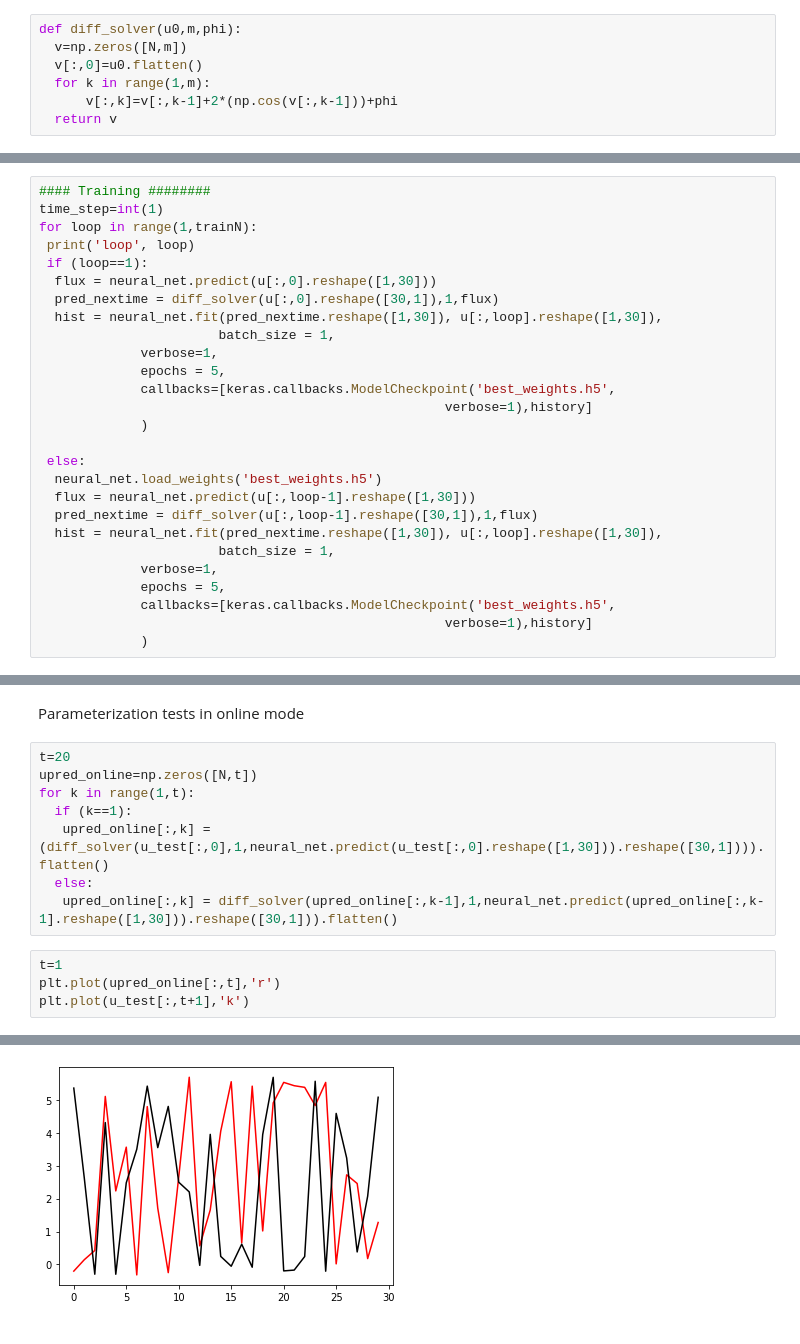
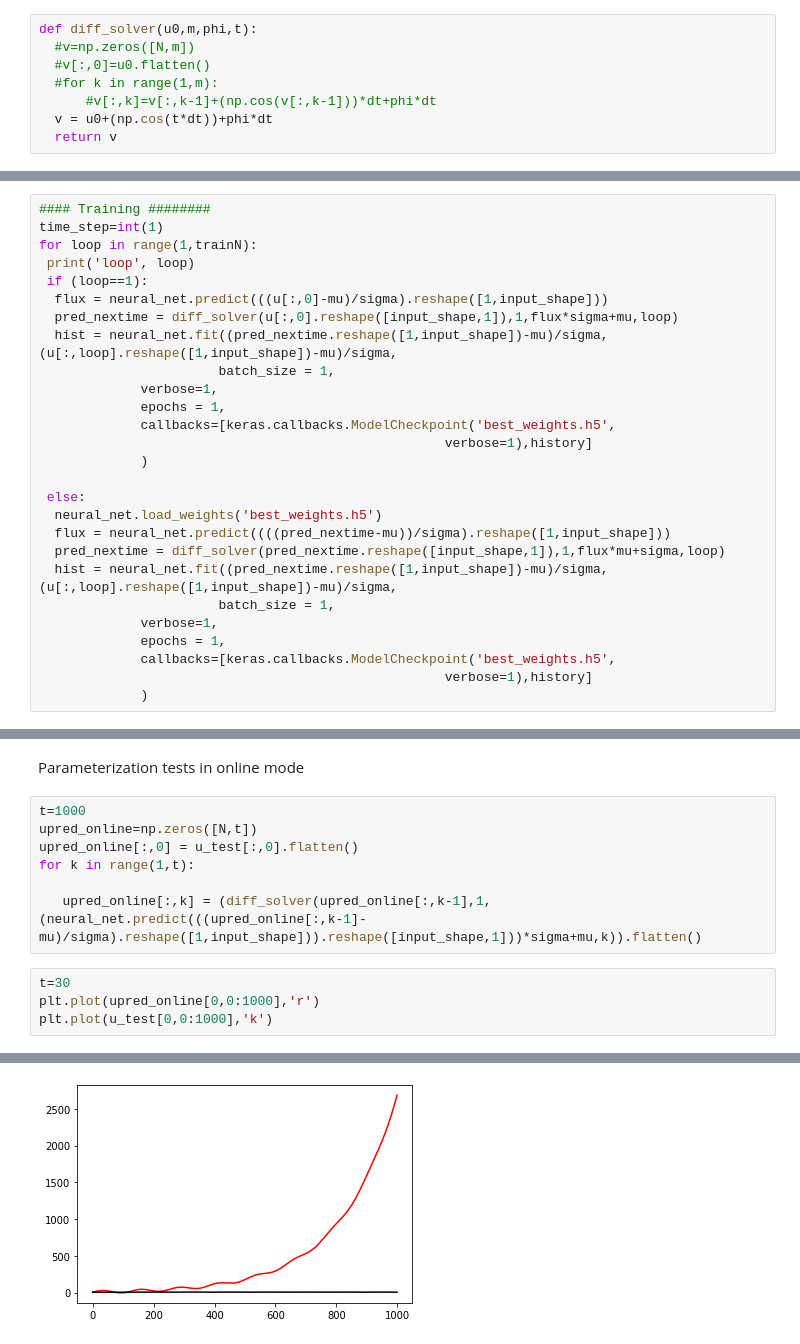
Before and after one commit to ashesh6810/gravity-waves-parametrization, a Jupyter notebook: solver_in_the_loop_training.ipynb, the cells around one changed output, grey strips where cells are left out. Saved outputs shown, nothing was run; the diff lists cells and outputs as text.

Commit message:
fixed the ode solver

```diff
--- a/solver_in_the_loop_training.ipynb
+++ b/solver_in_the_loop_training.ipynb
@@ -28,9 +40,10 @@ for k in range(1,T):
 # %%
-def diff_solver(u0,m,phi):
-  v=np.zeros([N,m])
-  v[:,0]=u0.flatten()
-  for k in range(1,m):
-      v[:,k]=v[:,k-1]+2*(np.cos(v[:,k-1]))+phi
+def diff_solver(u0,m,phi,t):
+  #v=np.zeros([N,m])
+  #v[:,0]=u0.flatten()
+  #for k in range(1,m):
+      #v[:,k]=v[:,k-1]+(np.cos(v[:,k-1]))*dt+phi*dt
+  v = u0+(np.cos(t*dt))+phi*dt
   return v
 # %%
 import matplotlib.pyplot as plt
@@ -100,24 +117,24 @@ time_step=int(1)
 for loop in range(1,trainN):
  print('loop', loop)
  if (loop==1):
-  flux = neural_net.predict(u[:,0].reshape([1,30]))
-  pred_nextime = diff_solver(u[:,0].reshape([30,1]),1,flux)
-  hist = neural_net.fit(pred_nextime.reshape([1,30]), u[:,loop].reshape([1,30]),
+  flux = neural_net.predict(((u[:,0]-mu)/sigma).reshape([1,input_shape]))
+  pred_nextime = diff_solver(u[:,0].reshape([input_shape,1]),1,flux*sigma+mu,loop)
+  hist = neural_net.fit((pred_nextime.reshape([1,input_shape])-mu)/sigma, (u[:,loop].reshape([1,input_shape])-mu)/sigma,
                        batch_size = 1,
              verbose=1,
-             epochs = 5,
+             epochs = 1,
              callbacks=[keras.callbacks.ModelCheckpoint('best_weights.h5',
                                                     verbose=1),history]
              )
 
  else:
   neural_net.load_weights('best_weights.h5')
-  flux = neural_net.predict(u[:,loop-1].reshape([1,30]))
-  pred_nextime = diff_solver(u[:,loop-1].reshape([30,1]),1,flux)
-  hist = neural_net.fit(pred_nextime.reshape([1,30]), u[:,loop].reshape([1,30]),
+  flux = neural_net.predict((((pred_nextime-mu))/sigma).reshape([1,input_shape]))
+  pred_nextime = diff_solver(pred_nextime.reshape([input_shape,1]),1,flux*mu+sigma,loop)
+  hist = neural_net.fit((pred_nextime.reshape([1,input_shape])-mu)/sigma, (u[:,loop].reshape([1,input_shape])-mu)/sigma,
                        batch_size = 1,
              verbose=1,
-             epochs = 5,
+             epochs = 1,
              callbacks=[keras.callbacks.ModelCheckpoint('best_weights.h5',
                                                     verbose=1),history]
              )
@@ -155,17 +187,16 @@ plt.plot(flux_pred[0,:],'r')
 # %% [markdown]
 Parameterization tests in online mode
 # %%
-t=20
+t=1000
 upred_online=np.zeros([N,t])
+upred_online[:,0] = u_test[:,0].flatten()
 for k in range(1,t):
-  if (k==1):
-   upred_online[:,k] = (diff_solver(u_test[:,0],1,neural_net.predict(u_test[:,0].reshape([1,30])).reshape([30,1]))).flatten()
-  else:
-   upred_online[:,k] = diff_solver(upred_online[:,k-1],1,neural_net.predict(upred_online[:,k-1].reshape([1,30])).reshape([30,1])).flatten()
+
+   upred_online[:,k] = (diff_solver(upred_online[:,k-1],1,(neural_net.predict(((upred_online[:,k-1]-mu)/sigma).reshape([1,input_shape])).reshape([input_shape,1]))*sigma+mu,k)).flatten()
 # %%
-t=1
-plt.plot(upred_online[:,t],'r')
-plt.plot(u_test[:,t+1],'k')
+t=30
+plt.plot(upred_online[0,0:1000],'r')
+plt.plot(u_test[0,0:1000],'k')
 # %% [output]
 [<matplotlib.lines.Line2D at 0x...>]
-[figure, old version]
+[figure, new version]
```
Also changed, not shown: parts of 9 cells of this notebook.
